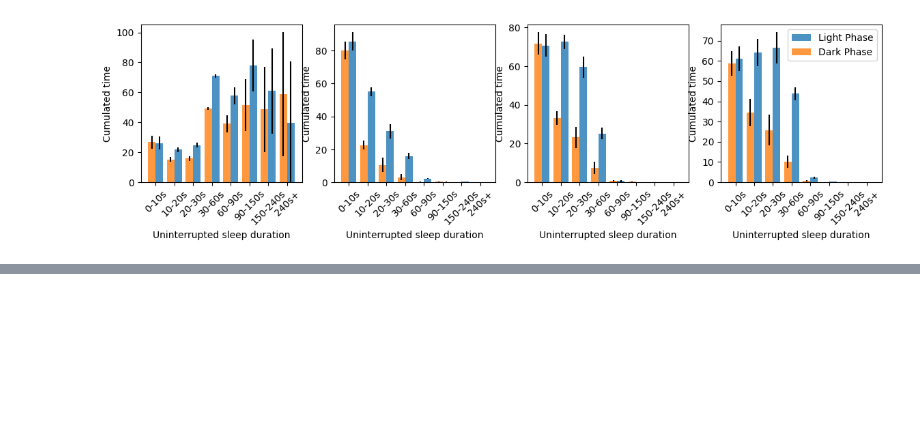
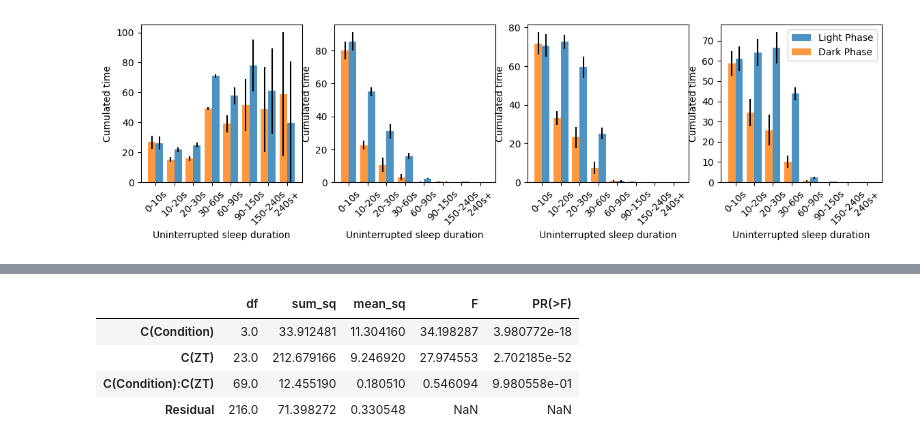
Before and after one commit to Carboneinerte/SleepAnalysis, a Jupyter notebook: separate_days.ipynb, the cells around one changed output, grey strips where cells are left out. Cells and saved outputs as stored; diff of their text form; code cells hidden in the pictures; blank space fills up the shorter version.

```diff
--- a/separate_days.ipynb
+++ b/separate_days.ipynb
@@ -867,0 +935,11 @@ plt.savefig('Gallery\\bouts_duration_all.svg', format = 'svg', transparent = Tru
+# %%
+col_to_analyse = "Temp_Mean"
+model = ols(f'{col_to_analyse} ~ C(Condition) + C(ZT) + C(Condition):C(ZT)', data=ddf).fit()
+anova_result = sm.stats.anova_lm(model, type=2)
+anova_result
+# %% [output]
+|  | df | sum_sq | mean_sq | F | PR(>F) |
+| C(Condition) | 3.0 | 33.912481 | 11.304160 | 34.198287 | 3.980772e-18 |
+| C(ZT) | 23.0 | 212.679166 | 9.246920 | 27.974553 | 2.702185e-52 |
+| C(Condition):C(ZT) | 69.0 | 12.455190 | 0.180510 | 0.546094 | 9.980558e-01 |
+| Residual | 216.0 | 71.398272 | 0.330548 | NaN | NaN |
```
Also changed, not shown: parts of 8 cells of this notebook.
